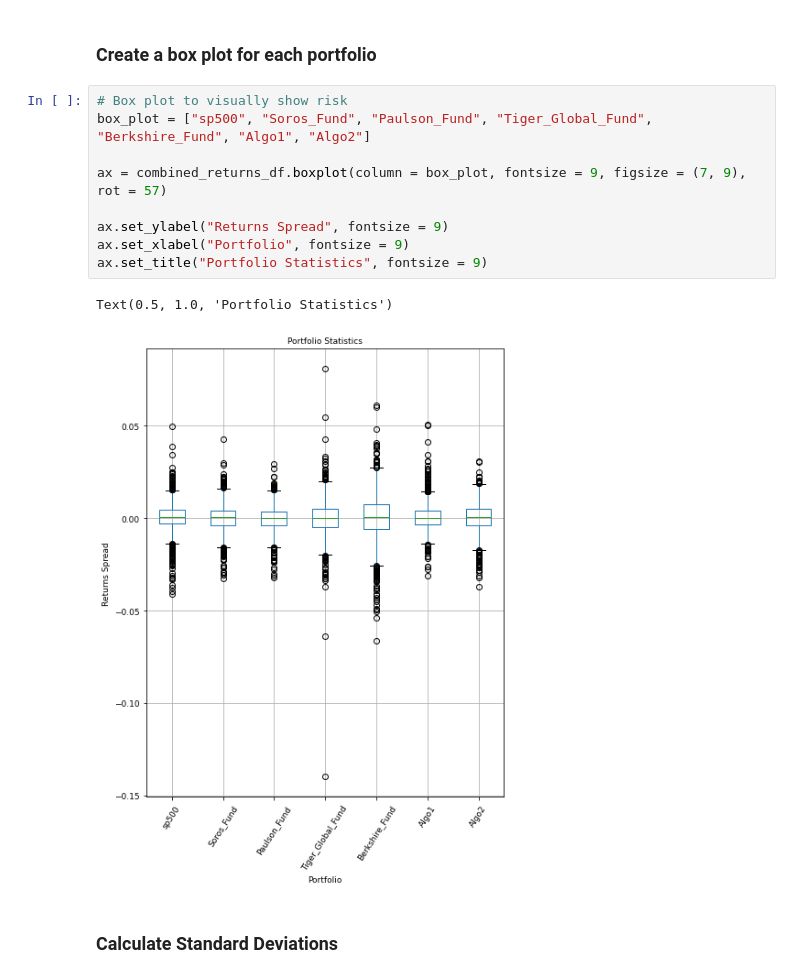
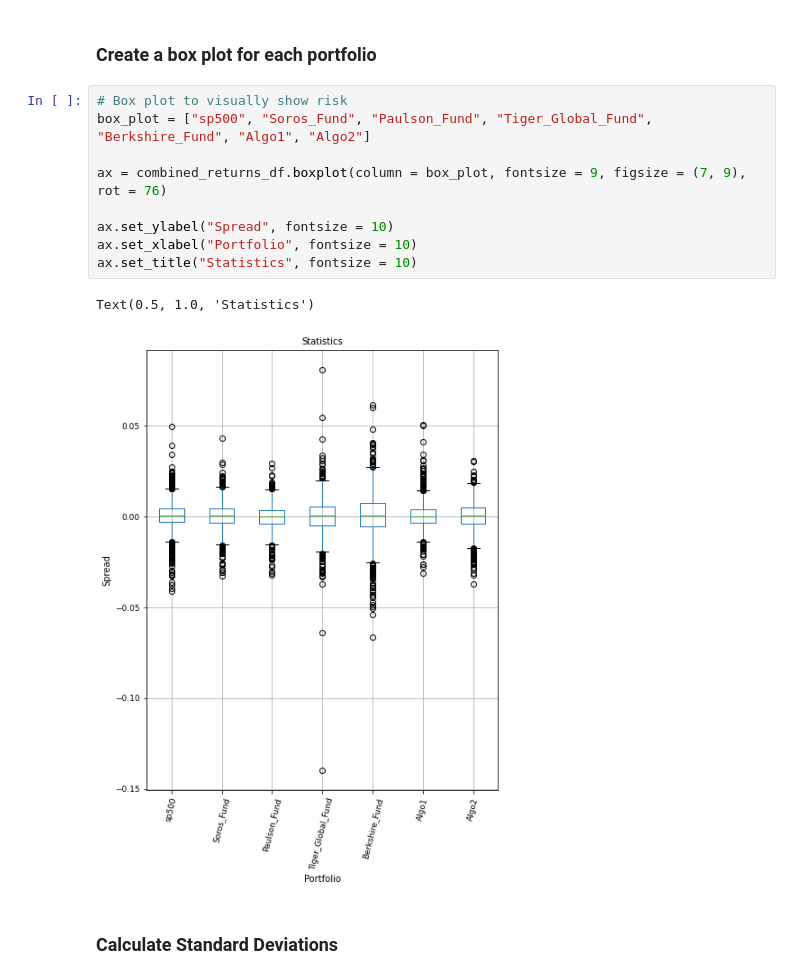
Before and after one commit to Amphibian303/Pandas-Homework, a Jupyter notebook: whale_analysis.ipynb, the cells around one changed output. Saved outputs shown, nothing was run; the diff lists cells and outputs as text.

```diff
--- a/whale_analysis.ipynb
+++ b/whale_analysis.ipynb
@@ -275,15 +275,15 @@ Determine the _risk_ of each portfolio:
 # %%
 # Box plot to visually show risk
 box_plot = ["sp500", "Soros_Fund", "Paulson_Fund", "Tiger_Global_Fund", "Berkshire_Fund", "Algo1", "Algo2"]
 
-ax = combined_returns_df.boxplot(column = box_plot, fontsize = 9, figsize = (7, 9), rot = 57)
+ax = combined_returns_df.boxplot(column = box_plot, fontsize = 9, figsize = (7, 9), rot = 76)
 
-ax.set_ylabel("Returns Spread", fontsize = 9)
-ax.set_xlabel("Portfolio", fontsize = 9)
-ax.set_title("Portfolio Statistics", fontsize = 9)
+ax.set_ylabel("Spread", fontsize = 10)
+ax.set_xlabel("Portfolio", fontsize = 10)
+ax.set_title("Statistics", fontsize = 10)
 # %% [output]
-Text(0.5, 1.0, 'Portfolio Statistics')
+Text(0.5, 1.0, 'Statistics')
-[figure, old version]
+[figure, new version]
 # %% [markdown]
 ### Calculate Standard Deviations
 # %%
```
Also changed, not shown: parts of 4 cells of this notebook.
